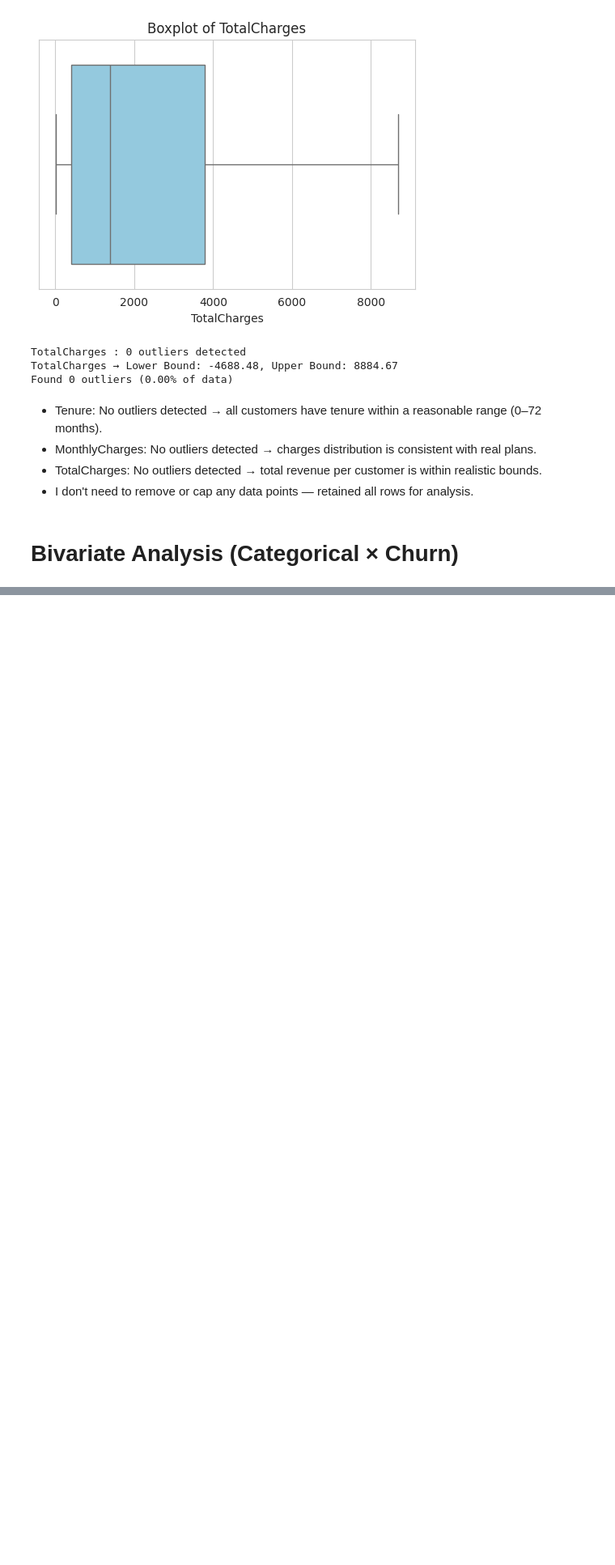
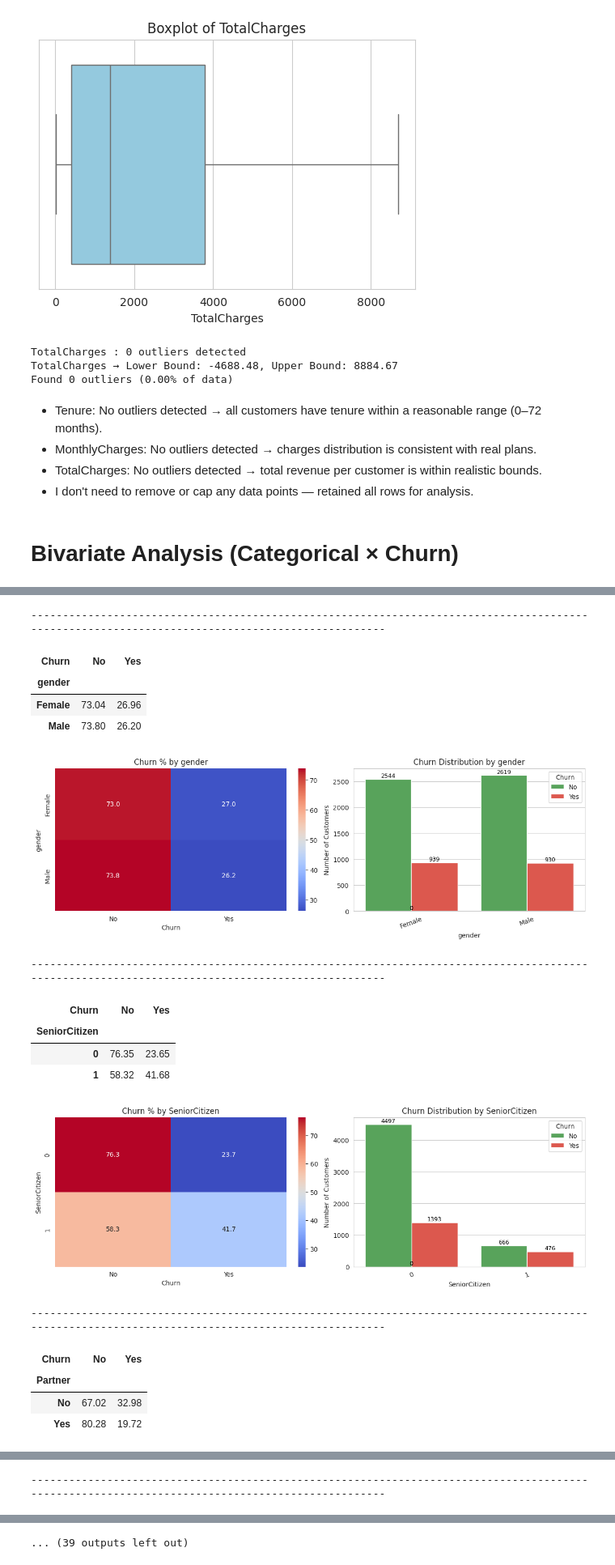
Before and after one commit to Aman-sys-ui/EDA, a Jupyter notebook: Customer_Churn/Telco_Customer_Churn.ipynb, the cells around one changed output, grey strips where cells are left out. Shown at 81% size. Cells and saved outputs as stored; diff of their text form; code cells hidden in the pictures; blank space fills up the shorter version.

Commit message:
EDA on Telco_Customer_Churn

```diff
--- a/Customer_Churn/Telco_Customer_Churn.ipynb
+++ b/Customer_Churn/Telco_Customer_Churn.ipynb
@@ -475,0 +418,55 @@ for col in cat_cols[1::]:
+# %%
+# Visualization for Each Categorical Column
+from matplotlib.gridspec import GridSpec
+
+for col in cat_cols[1:]:
+    print("------" * 24)
+    churn_pct = churn_percentage_table(df, col)
+    display(churn_pct.round(2))
+
+    # subplot layout
+    fig = plt.figure(constrained_layout=True, figsize=(12, 4))
+    gs = GridSpec(1, 2, figure=fig)
+
+    # Left plot - Heatmap (Churn %)
+    ax1 = fig.add_subplot(gs[0, 0])
+    sns.heatmap(churn_pct, annot=True, cmap="coolwarm", fmt=".1f", ax=ax1)
+    ax1.set_title(f'Churn % by {col}')
+    ax1.set_ylabel(col)
+    ax1.set_xlabel('Churn')
+
+    # Right plot - Countplot (Population)
+    ax2 = fig.add_subplot(gs[0, 1])
+    sns.countplot(data=df, x=col, hue='Churn', palette=['#4CAF50', '#F44336'], ax=ax2)
+    ax2.set_title(f'Churn Distribution by {col}')
+    ax2.set_xlabel(col)
+    ax2.set_ylabel("Number of Customers")
+    ax2.tick_params(axis='x', rotation=20)
+    ax2.legend(title="Churn", loc='upper right')
+
+    # Annotate counts on bars
+    for p in ax2.patches:
+        ax2.annotate(f'{int(p.get_height())}',
+                     (p.get_x() + p.get_width() / 2., p.get_height()),
+                     ha='center', va='center', fontsize=9, color='black', xytext=(0, 5),
+                     textcoords='offset points')
+
+    plt.show()
+# %% [output]
+------------------------------------------------------------------------------------------------------------------------------------------------
+| Churn | No | Yes |
+| gender |  |  |
+| Female | 73.04 | 26.96 |
+| Male | 73.80 | 26.20 |
+[figure, added]
+------------------------------------------------------------------------------------------------------------------------------------------------
+| Churn | No | Yes |
+| SeniorCitizen |  |  |
+| 0 | 76.35 | 23.65 |
+| 1 | 58.32 | 41.68 |
+[figure, added]
+------------------------------------------------------------------------------------------------------------------------------------------------
+| Churn | No | Yes |
+| Partner |  |  |
+| No | 67.02 | 32.98 |
+| Yes | 80.28 | 19.72 |
@@ -475,0 +474 @@ for col in cat_cols[1::]:
+------------------------------------------------------------------------------------------------------------------------------------------------
@@ -475,0 +480 @@ for col in cat_cols[1::]:
+... (39 outputs left out)
```
Also changed, not shown: parts of 10 cells of this notebook.
